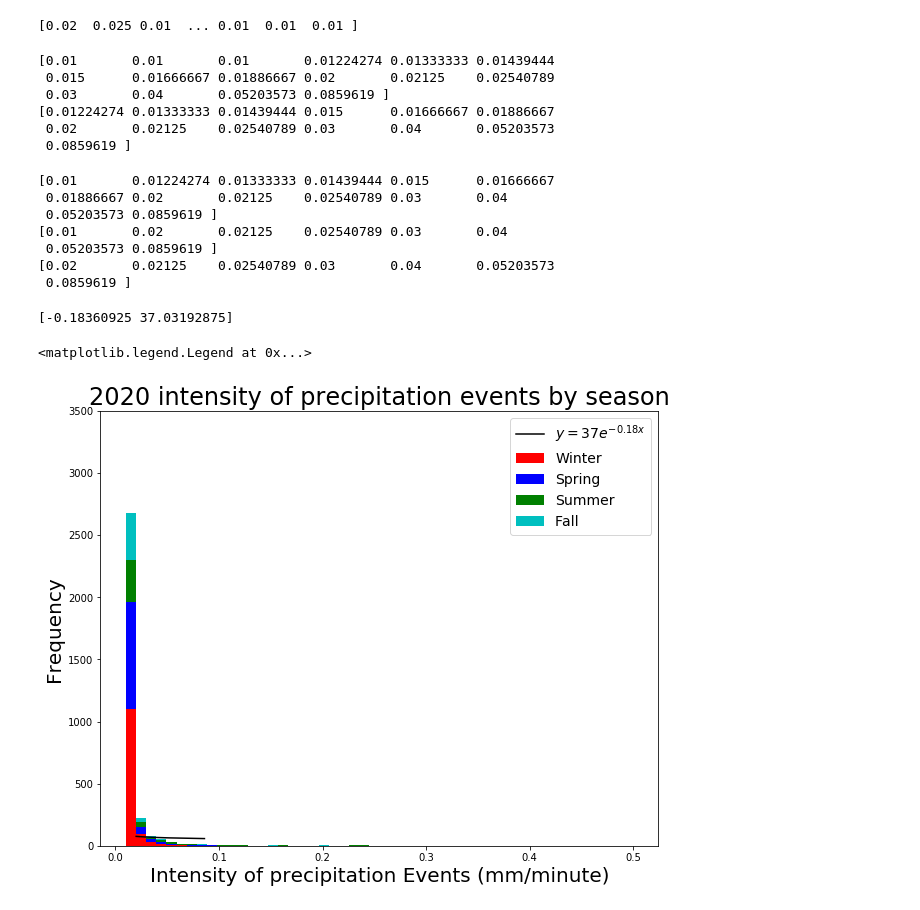
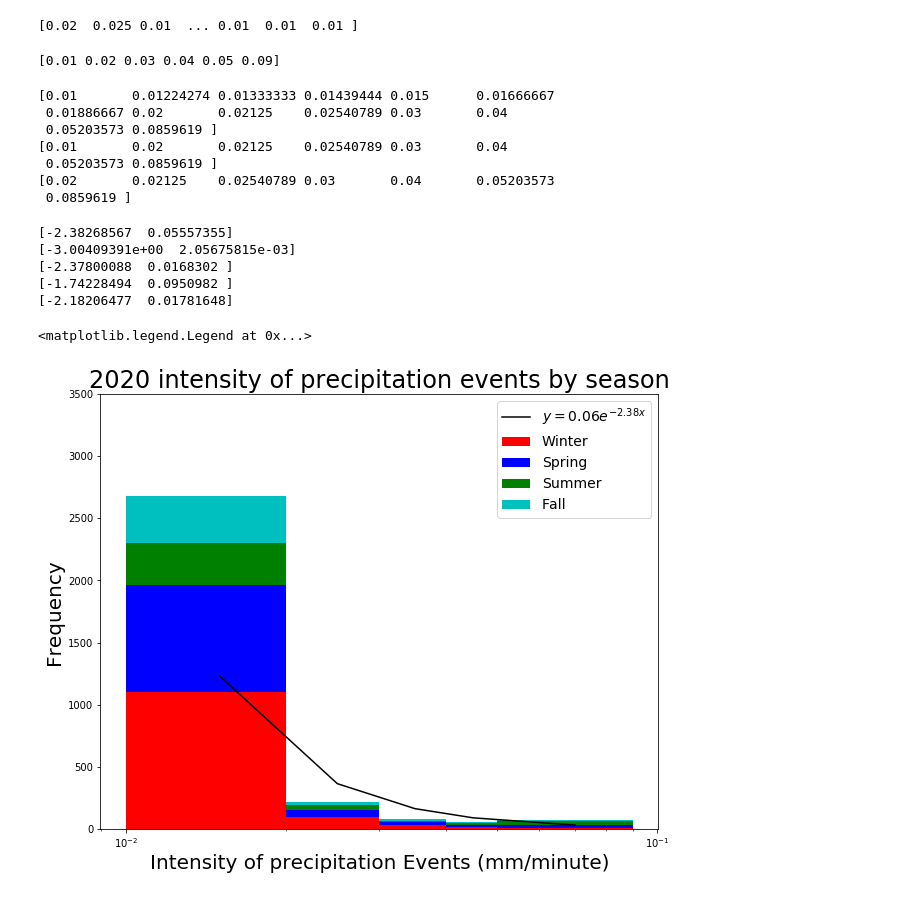
Before and after one commit to zhangt3-e/senior_thesis, a Jupyter notebook: Code/intensity_and_non_precip.ipynb, the cells around one changed output. Drawn from its saved outputs; the diff is of its cells as text; code cells hidden in the pictures.

```diff
--- a/Code/intensity_and_non_precip.ipynb
+++ b/Code/intensity_and_non_precip.ipynb
@@ -301,8 +292,8 @@ int_perc18 = np.zeros(50)
 inten18 = np.divide(preciptotal18[:countAll_18], precip18[:countAll_18])
 print(inten18)
 for i in range(0, 50):
-    int_perc18[i] =np.percentile(inten18, i*2)
-#print(int_perc18)
+    int_perc18[i] = np.round(np.percentile(inten18, i*2),2)
+print(int_perc18)
 
 Wcount18 = 0
 Sp_count18= 0
@@ -472,7 +461,7 @@ int_perc19 = np.zeros(50)
 inten19 = np.divide(preciptotal19[:countAll_19], precip19[:countAll_19])
 print(inten19)
 for i in range(0, 50):
-    int_perc19[i] =np.percentile(inten19, i*2)
+    int_perc19[i] = np.round(np.percentile(inten19, i*2),2)
 #print(int_perc18)
 
 Wcount19 = 0
@@ -643,7 +639,7 @@ int_perc20 = np.zeros(50)
 inten20 = np.divide(preciptotal20[:countAll_20], precip20[:countAll_20])
 print(inten20)
 for i in range(0, 50):
-    int_perc20[i] =np.percentile(inten20, i*2)
+    int_perc20[i] =np.round(np.percentile(inten20, i*2),2)
 #print(int_perc18)
 
 Wcount20 = 0
@@ -674,14 +670,9 @@ Finten20 = np.divide(Fpreciptotal20[:Fcount20], Fprecip20[:Fcount20] )
 # %%
 intensa20 = np.unique(int_perc20)
 print(intensa20)
-one = [intensa20[0], intensa20[1], intensa20[2]]
-intens20 = np.setdiff1d(intensa20, one)
-print(intens20)
+#one = [intensa20[0], intensa20[1], intensa20[2]]
+#intens20 = np.setdiff1d(intensa20, one)
+#print(intens20)
 # %% [output]
-[0.01       0.01       0.01       0.01224274 0.01333333 0.01439444
- 0.015      0.01666667 0.01886667 0.02       0.02125    0.02540789
- 0.03       0.04       0.05203573 0.0859619 ]
-[0.01224274 0.01333333 0.01439444 0.015      0.01666667 0.01886667
- 0.02       0.02125    0.02540789 0.03       0.04       0.05203573
- 0.0859619 ]
+[0.01 0.02 0.03 0.04 0.05 0.09]
 # %%
@@ -701,28 +692,44 @@ print(intens20)
  0.05203573 0.0859619 ]
 [0.02       0.02125    0.02540789 0.03       0.04       0.05203573
  0.0859619 ]
-# %%
-int_20coef = calc(inten20, intens20)
-print(int_20coef)
-# %% [output]
-[-0.18360925 37.03192875]
+# %%
+int_20coef, int_bin_val_20 = calc(inten20, intensa20)
+print(int_20coef)
+
+Wint_20coef, Wint_bin_val_20 = calc(Winten20, intensa20)
+print(Wint_20coef)
+
+Sp_int_20coef, Sp_int_bin_val_20 = calc(Sp_inten20, intensa20)
+print(Sp_int_20coef)
+
+Su_int_20coef, Su_int_bin_val_20 = calc(Su_inten20, intensa20)
+print(Su_int_20coef)
+
+Fint_20coef, Fint_bin_val_20 = calc(Finten20, intensa20)
+print(Fint_20coef)
+# %% [output]
+[-2.38268567  0.05557355]
+[-3.00409391e+00  2.05675815e-03]
+[-2.37800088  0.0168302 ]
+[-1.74228494  0.0950982 ]
+[-2.18206477  0.01781648]
 # %%
 plt.figure(figsize = (10,8))
-plt.hist([ Winten20, Sp_inten20, Su_inten20,Finten20], bins = 50, range= (0.01,0.5), color = ['r','b','g','c'], stacked =True)
+plt.hist([ Winten20, Sp_inten20, Su_inten20,Finten20], bins = int_perc20, range= (int_perc20.min(),int_perc20.max()), color = ['r','b','g','c'], stacked =True)
 plt.xlabel('Intensity of precipitation Events (mm/minute)', fontsize = 20)
-#plt.xscale('log')
+plt.xscale('log')
 plt.ylim(0,3500)
 #plt.yscale('log')
 plt.ylabel('Frequency', fontsize = 20)
 plt.title('2020 intensity of precipitation events by season', fontsize = 24)
 #plt.figtext(0.5, 0.5, 'Total Winter Precipitation: ' + str(round(Wtotalprep,2)) + ' mm', fontsize = 14)
 #plt.figtext(0.5, 0.475, 'Total Spring Precipitation: ' + str(round(Sp_totalprep,2)) + ' mm', fontsize = 14)
 #plt.figtext(0.9, 0.45, 'Total Summer Precipitation: ' + str(round(Su_totalprep17)) + ' mm', fontsize = 14, ha = 'right')
 #plt.figtext(0.9, 0.425, 'Total Fall Precipitation: ' + str(round(Ftotalprep17)) + ' mm', fontsize = 14, ha = 'right')
 #plt.figtext(0.9, 0.4, 'Total 2017 Precipitation: ' + str(round(totalprep17)) + ' mm', fontsize = 14,ha='right')
-plt.plot(intens20, int_20coef[1]*np.exp(np.log(intens20)*int_20coef[0]), color = 'k' )
-plt.legend(labels = ['$y = 37 e^{-0.18x}$', 'Winter','Spring', 'Summer', 'Fall'], fontsize = 14)
+plt.plot(int_bin_val_20, int_20coef[1]*np.exp(np.log(int_bin_val_20)*int_20coef[0]), color = 'k' )
+plt.legend(labels = ['$y = 0.06 e^{-2.38x}$', 'Winter','Spring', 'Summer', 'Fall'], fontsize = 14)
 #plt.figtext(0.3, 0.6, 'Exponential fit equation between 2 minutes to 42 minutes: $ y = e^{5.74}*e^{-0.54x}$' )
 # %% [output]
 <matplotlib.legend.Legend at 0x...>
-[figure, old version]
+[figure, new version]
```
Also changed, not shown: parts of 24 cells of this notebook, 11 other files.
